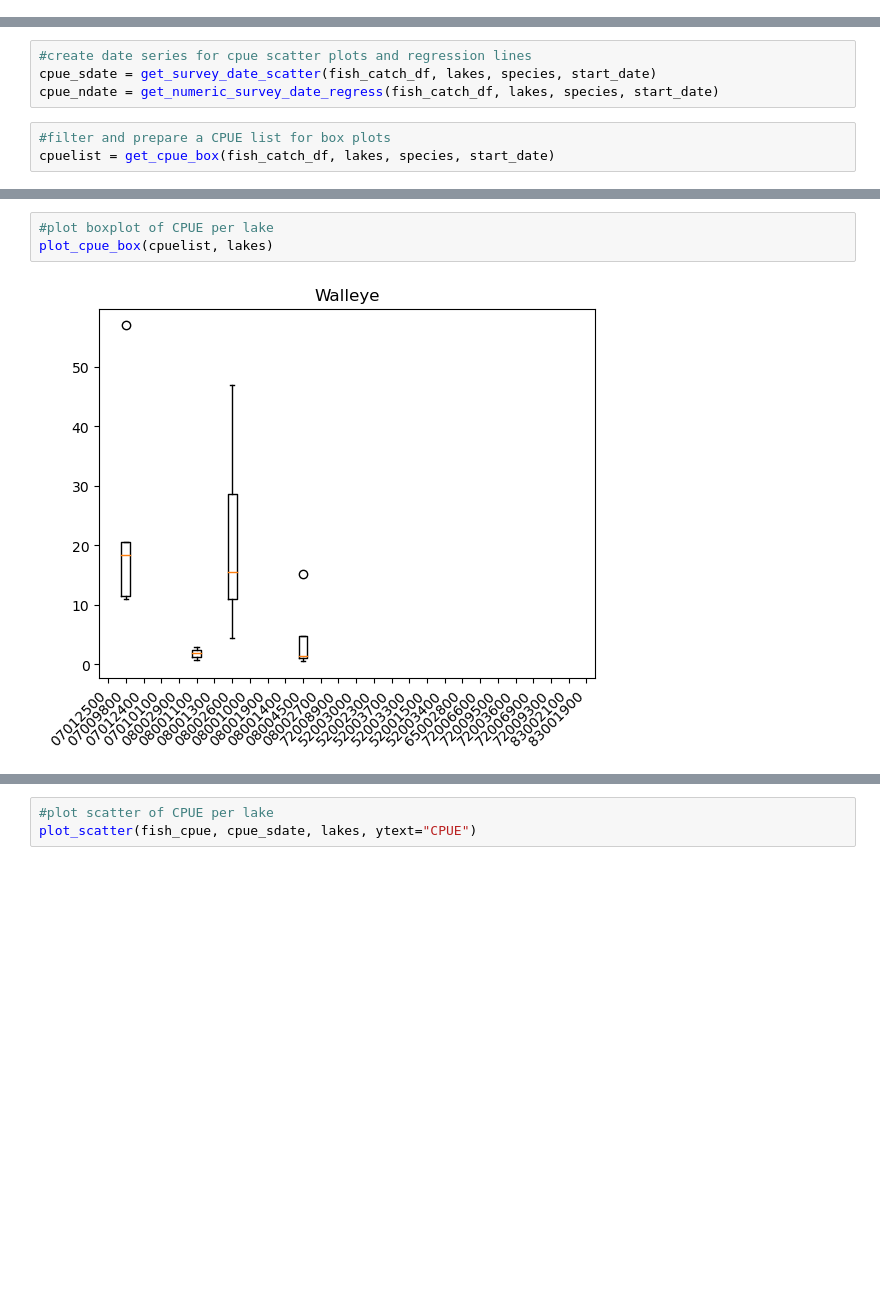
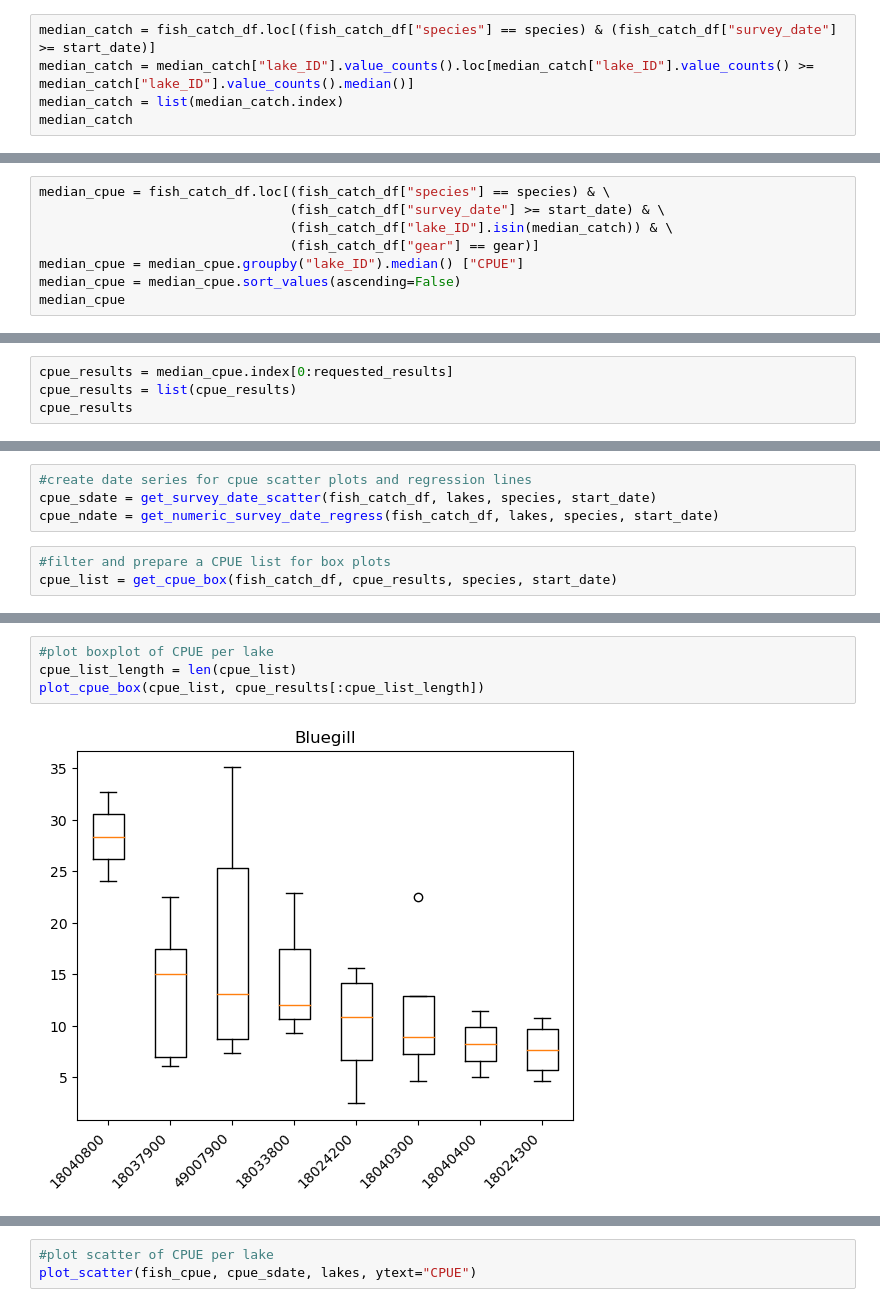
Before and after one commit to lwunderl/Minnesota-Fish-Explorer, a Jupyter notebook: Fish_Survey/fish_analysis_using_API.ipynb, the cells around one changed output, grey strips where cells are left out. Saved outputs shown, nothing was run; the diff lists cells and outputs as text; blank space fills up the shorter version.

Commit message:
CPUE retrieval from API now functioning and displaying as required

```diff
--- a/Fish_Survey/fish_analysis_using_API.ipynb
+++ b/Fish_Survey/fish_analysis_using_API.ipynb
@@ -426,3 +380,8 @@ fish_catch_df["survey_date"] = pd.to_datetime(fish_catch_df["survey_date"],forma
 fish_catch_df["numeric_survey_date"] = pd.to_numeric(fish_catch_df["survey_date"])
 fish_catch_df = fish_catch_df.sort_values("survey_date")
 fish_catch_df = fish_catch_df.reset_index(drop=True)
+# %%
+median_catch = fish_catch_df.loc[(fish_catch_df["species"] == species) & (fish_catch_df["survey_date"] >= start_date)]
+median_catch = median_catch["lake_ID"].value_counts().loc[median_catch["lake_ID"].value_counts() >= median_catch["lake_ID"].value_counts().median()]
+median_catch = list(median_catch.index)
+median_catch
@@ -428,0 +406,8 @@ fish_catch_df = fish_catch_df.reset_index(drop=True)
+# %%
+median_cpue = fish_catch_df.loc[(fish_catch_df["species"] == species) & \
+                                (fish_catch_df["survey_date"] >= start_date) & \
+                                (fish_catch_df["lake_ID"].isin(median_catch)) & \
+                                (fish_catch_df["gear"] == gear)]
+median_cpue = median_cpue.groupby("lake_ID").median() ["CPUE"]
+median_cpue = median_cpue.sort_values(ascending=False)
+median_cpue
@@ -428,0 +432,4 @@ fish_catch_df = fish_catch_df.reset_index(drop=True)
+# %%
+cpue_results = median_cpue.index[0:requested_results]
+cpue_results = list(cpue_results)
+cpue_results
@@ -445,4 +458,4 @@ cpue_sdate = get_survey_date_scatter(fish_catch_df, lakes, species, start_date)
 cpue_ndate = get_numeric_survey_date_regress(fish_catch_df, lakes, species, start_date)
 # %%
 #filter and prepare a CPUE list for box plots
-cpuelist = get_cpue_box(fish_catch_df, lakes, species, start_date)
+cpue_list = get_cpue_box(fish_catch_df, cpue_results, species, start_date)
@@ -458,5 +482,6 @@ fishavglength = get_avglen_scatter(fish_length_df, lakes, species, start_date)
 # %%
 #plot boxplot of CPUE per lake
-plot_cpue_box(cpuelist, lakes)
+cpue_list_length = len(cpue_list)
+plot_cpue_box(cpue_list, cpue_results[:cpue_list_length])
 # %% [output]
-[figure, old version]
+[figure, new version]
```
Also changed, not shown: parts of 24 cells of this notebook.
